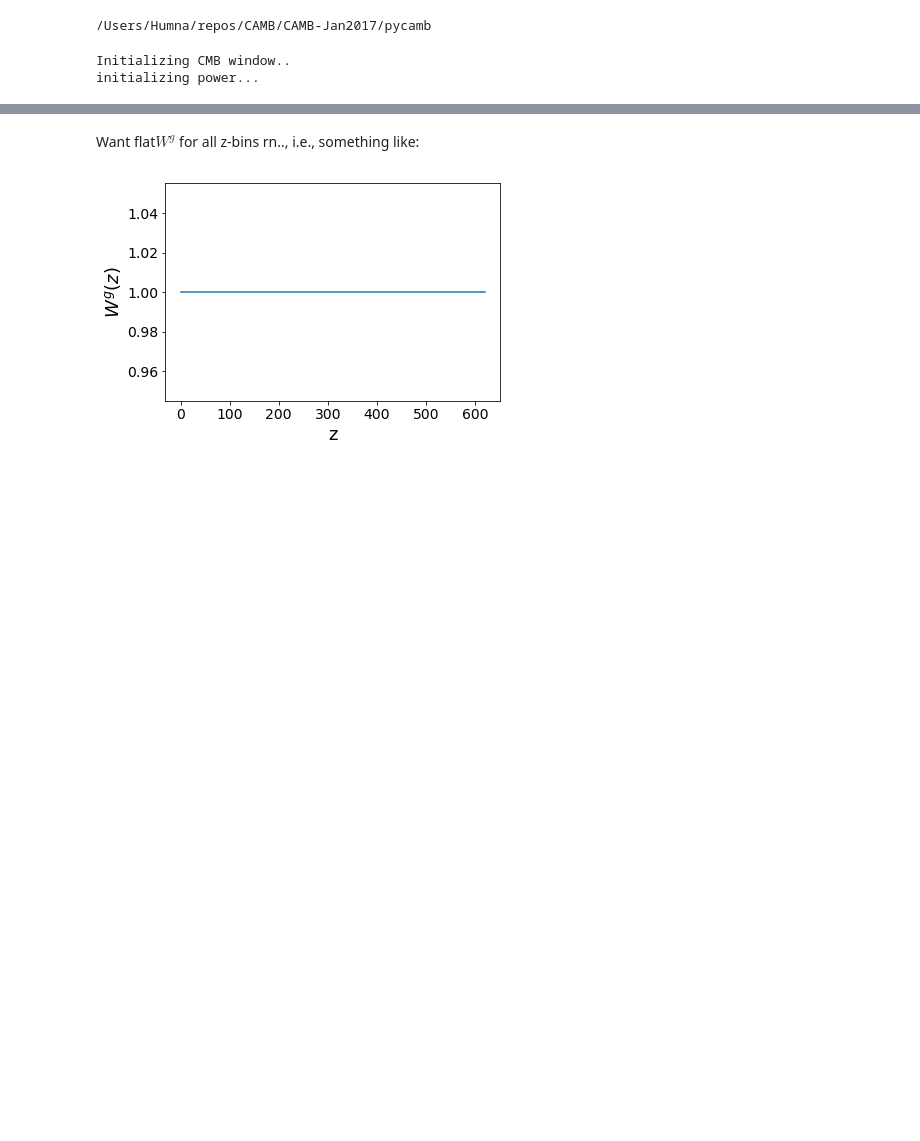
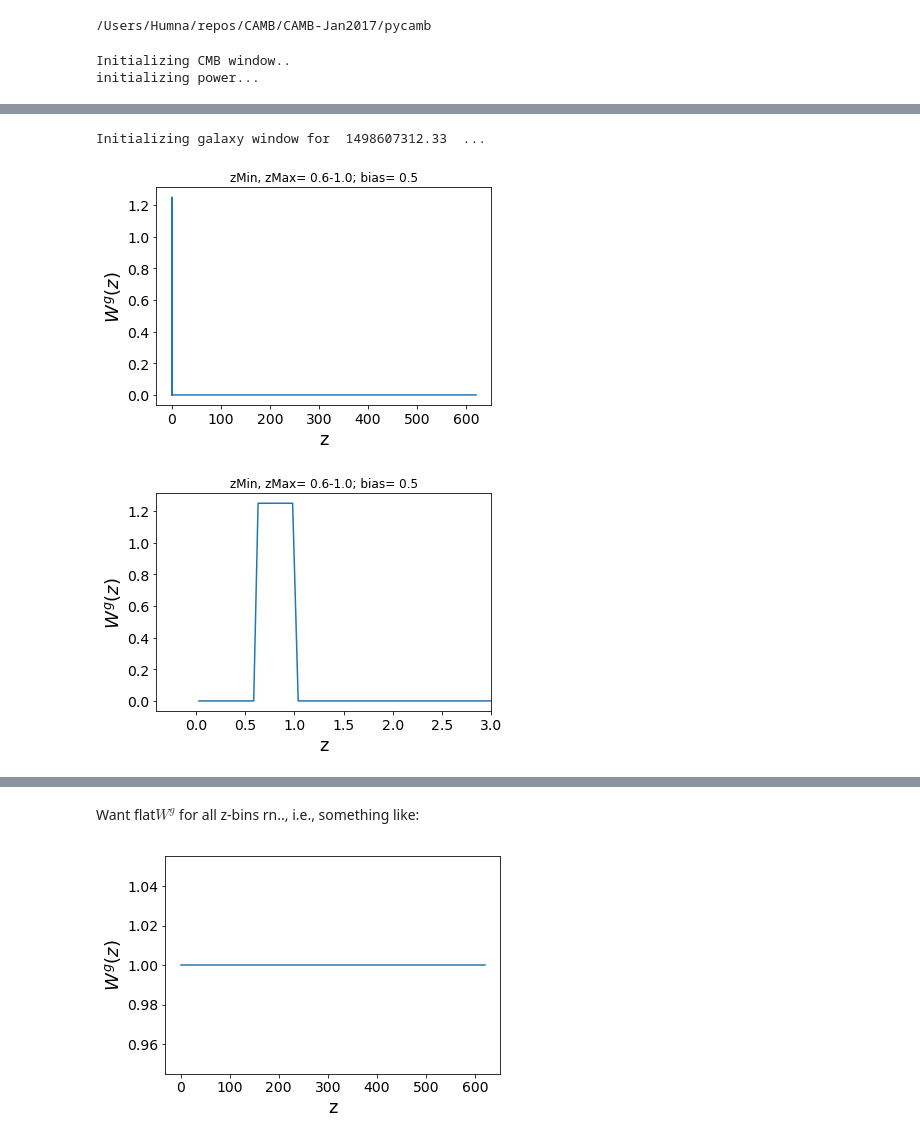
Before and after one commit to humnaawan/cmblxlss, a Jupyter notebook: notebooks/orphics - test windows.ipynb, the cells around one changed output, grey strips where cells are left out. Saved outputs shown, nothing was run; the diff lists cells and outputs as text; code cells hidden in the pictures; blank space fills up the shorter version.

```diff
--- a/notebooks/orphics - test windows.ipynb
+++ b/notebooks/orphics - test windows.ipynb
@@ -71,0 +84,7 @@ plot(zs, W_c, 'z', '$W^c(z)$')
+# %%
+zMin, zMax, bias= 0.6, 1., 0.5
+plotWg(zMin, zMax, bias)
+# %% [output]
+Initializing galaxy window for  1498607312.33  ...
+[figure, added]
+[figure, added]
```
Also changed, not shown: parts of 17 cells of this notebook.
